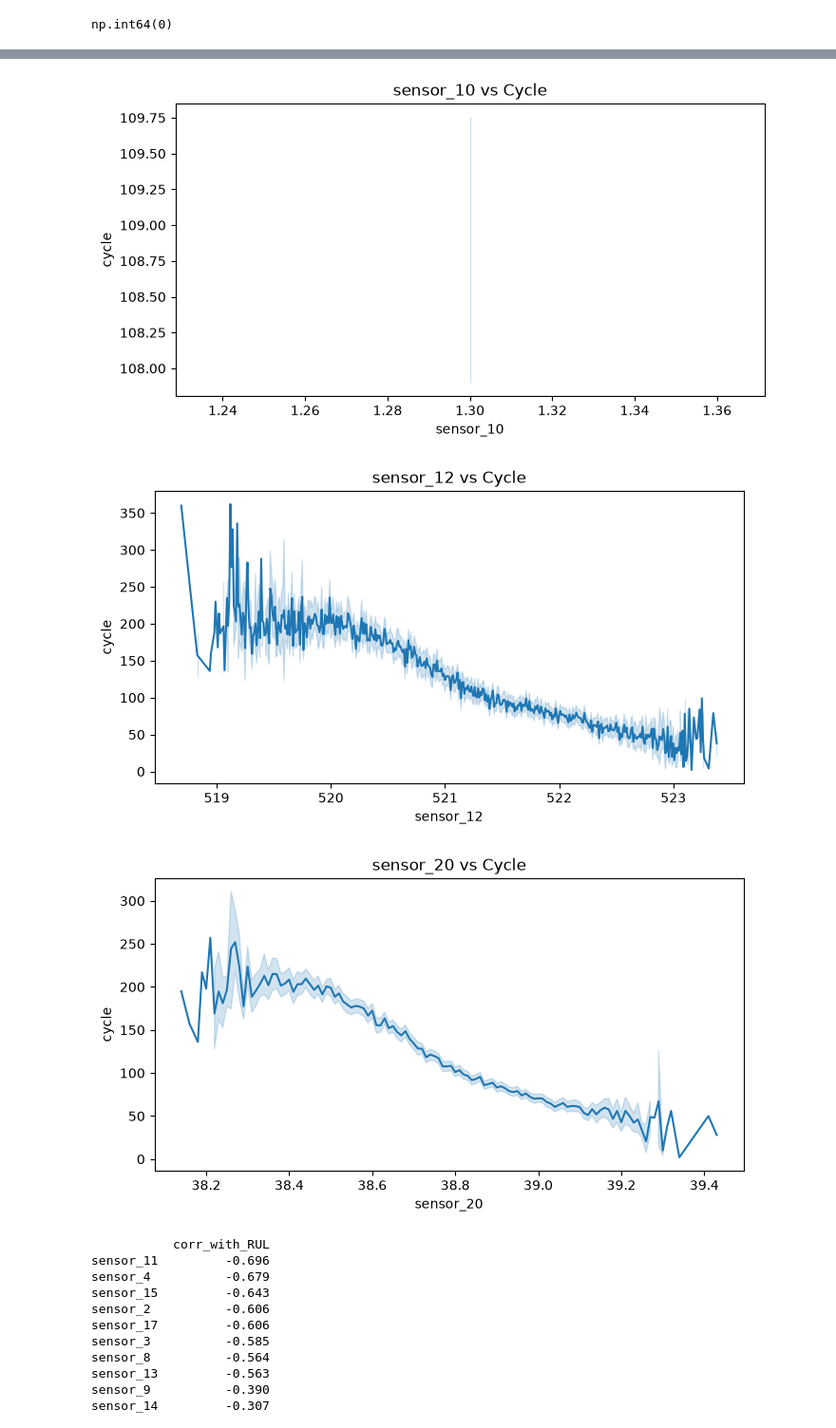
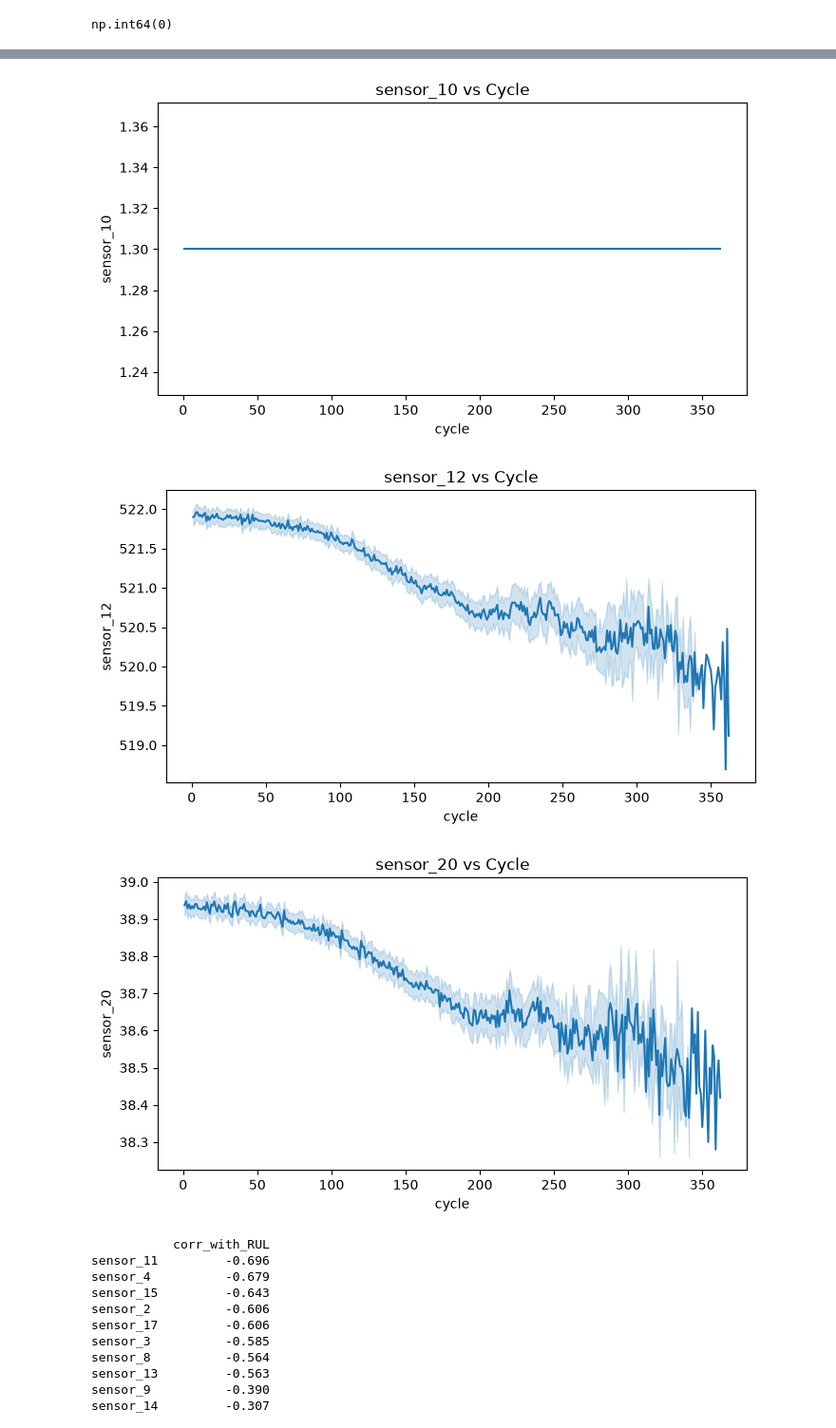
Before and after one commit to Alegbeleye-Ayomide/NASA-C-MAPSS, a Jupyter notebook: NASA C-MAPSS.ipynb, the cells around one changed output, grey strips where cells are left out. Shown at 95% size. Saved outputs shown, nothing was run; the diff lists cells and outputs as text; code cells hidden in the pictures.

```diff
--- a/NASA C-MAPSS.ipynb
+++ b/NASA C-MAPSS.ipynb
@@ -111,7 +111,7 @@ subset = ['sensor_1', 'sensor_2','sensor_5','sensor_10','sensor_12','sensor_20']
 
 for cols in subset:
     plt.figure(figsize=(8, 4))
-    sns.lineplot(x=cols, y='cycle', data=train)
+    sns.lineplot(x='cycle', y=cols, data=train)
     plt.title(f'{cols} vs Cycle')
     plt.show()
     #Positive correlation with cycle: the sensor reading rises as the engine ages (like sensor_2).
@@ -123,6 +123,6 @@ for cols in subset:
-[figure, old version]
+[figure, new version]
-[figure, old version]
+[figure, new version]
-[figure, old version]
+[figure, new version]
 # %%
 stats = pd.DataFrame({
     'corr_with_RUL': train[sensor_cols].corrwith(train['RUL'])
```
Also changed, not shown: parts of 13 cells of this notebook.
